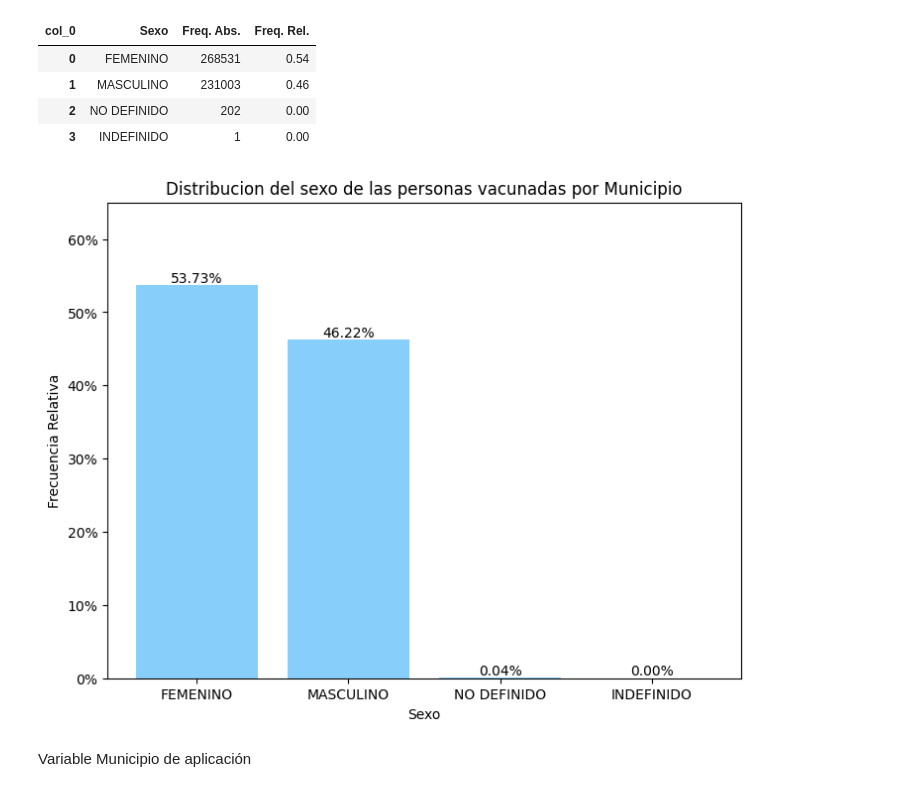
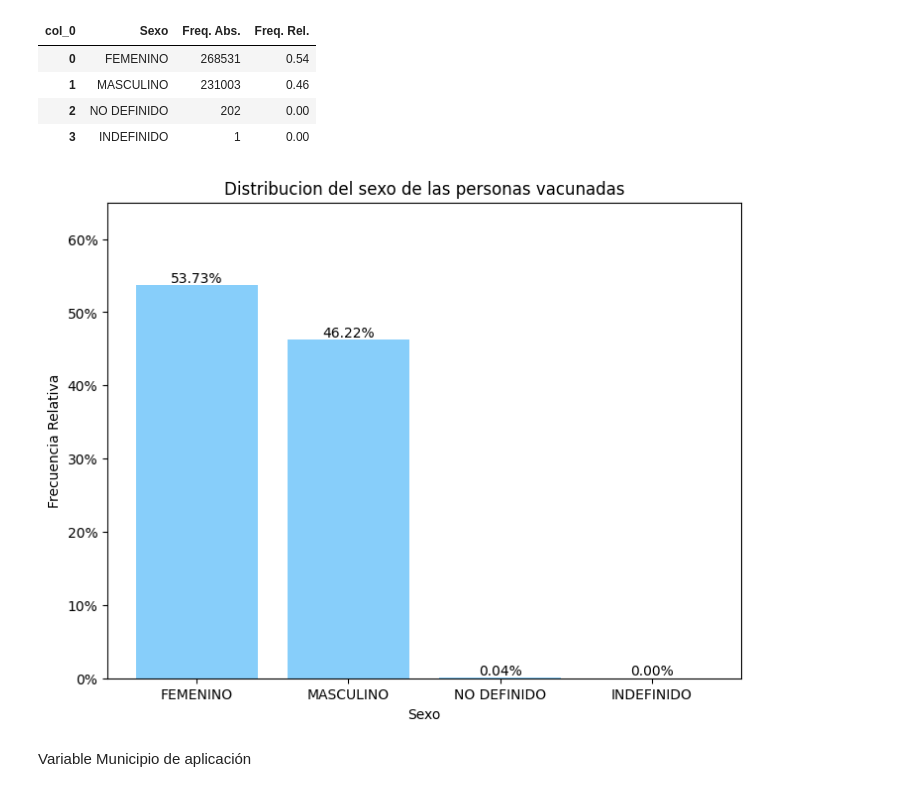
Before and after one commit to carlosjara/PRY_EDA_ICESI, a Jupyter notebook: eda_2023_II.ipynb, the cells around one changed output. Saved outputs shown, nothing was run; the diff lists cells and outputs as text; code cells hidden in the pictures.

```diff
--- a/eda_2023_II.ipynb
+++ b/eda_2023_II.ipynb
@@ -262,16 +285,16 @@ tabla_freq
 # %%
 fig_cont_fr = plt.figure()
 ax = fig_cont_fr.add_axes([0,0,1,1])
 ax.bar(tabla_freq['Sexo'],tabla_freq['Freq. Rel.']*100,color='lightskyblue')
 ax.bar_label(ax.containers[0], label_type='edge',fmt='%.2f%%')
 ax.yaxis.set_major_formatter(mtick.PercentFormatter(xmax=100))
 ax.set(ylim=(0, 65))
-plt.title("Distribucion del sexo de las personas vacunadas por Municipio")
+plt.title("Distribucion del sexo de las personas vacunadas")
 plt.ylabel('Frecuencia Relativa')
 plt.xlabel('Sexo')
 plt.show()
 # %% [output]
-[figure, old version]
+[figure, new version]
 # %% [markdown]
 Variable Municipio de aplicación
 # %%
```
Also changed, not shown: parts of 133 cells of this notebook.
